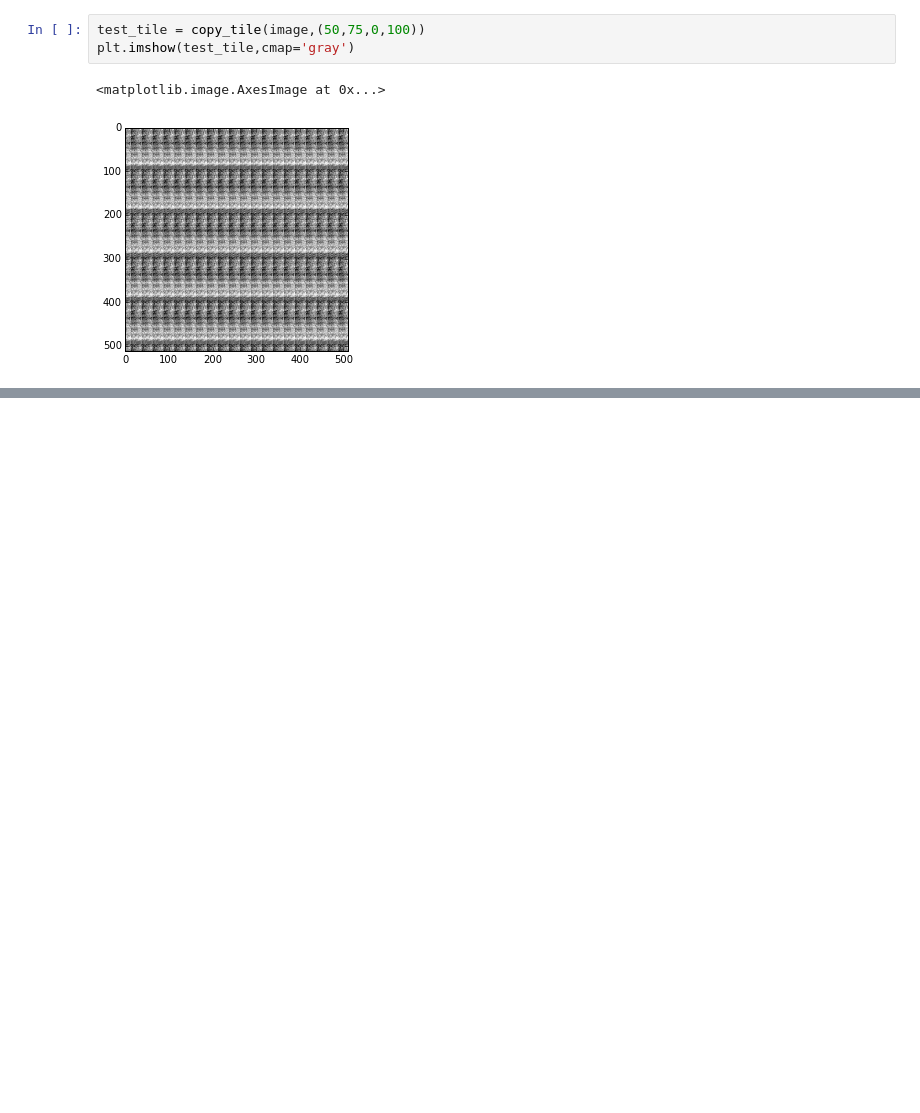
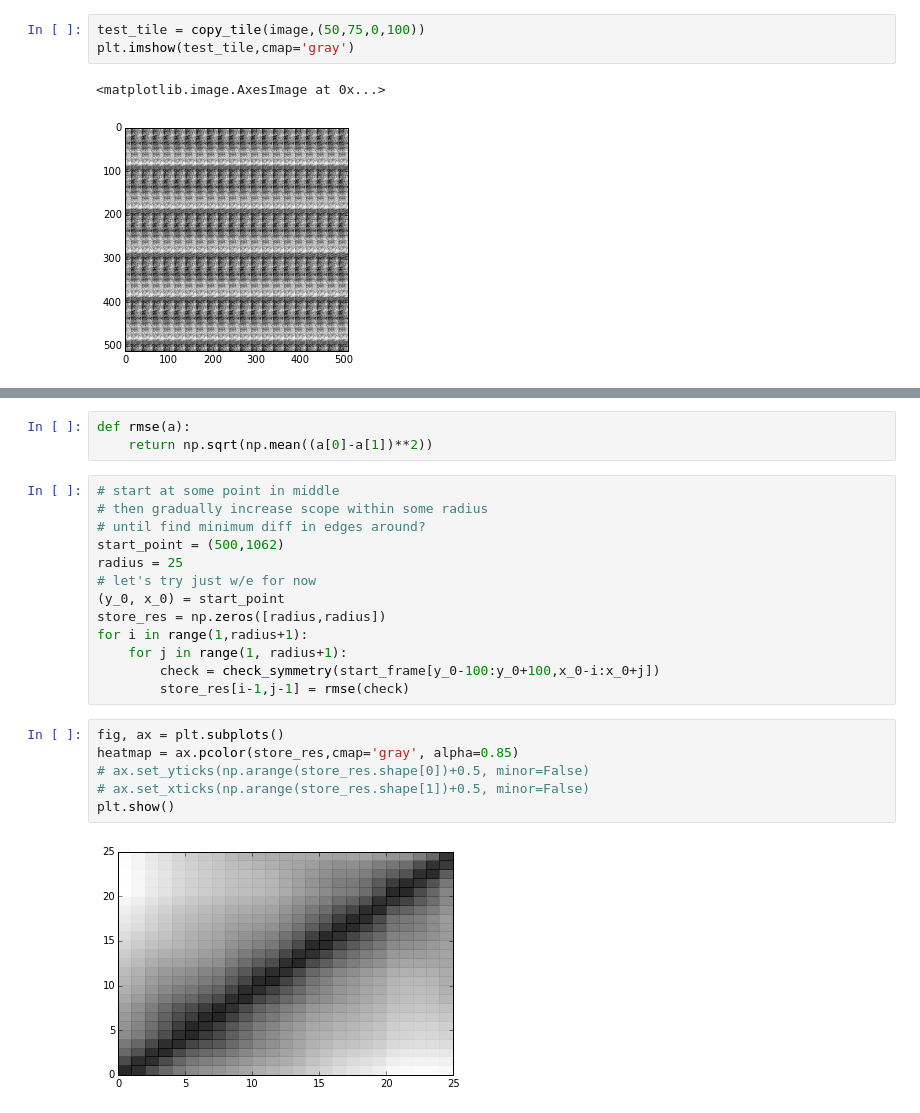
Before and after one commit to pussinboot/tile-extract, a Jupyter notebook: tile_select_test.ipynb, the cells around one changed output, grey strips where cells are left out. Saved outputs shown, nothing was run; the diff lists cells and outputs as text; blank space fills up the shorter version.

```diff
--- a/tile_select_test.ipynb
+++ b/tile_select_test.ipynb
@@ -91,0 +142,24 @@ plt.imshow(test_tile,cmap='gray')
+# %%
+def rmse(a):
+    return np.sqrt(np.mean((a[0]-a[1])**2))
+# %%
+# start at some point in middle
+# then gradually increase scope within some radius
+# until find minimum diff in edges around?
+start_point = (500,1062)
+radius = 25
+# let's try just w/e for now
+(y_0, x_0) = start_point
+store_res = np.zeros([radius,radius])
+for i in range(1,radius+1):
+    for j in range(1, radius+1):
+        check = check_symmetry(start_frame[y_0-100:y_0+100,x_0-i:x_0+j])
+        store_res[i-1,j-1] = rmse(check)
+# %%
+fig, ax = plt.subplots()
+heatmap = ax.pcolor(store_res,cmap='gray', alpha=0.85)
+# ax.set_yticks(np.arange(store_res.shape[0])+0.5, minor=False)
+# ax.set_xticks(np.arange(store_res.shape[1])+0.5, minor=False)
+plt.show()
+# %% [output]
+[figure, added]
```
Also changed, not shown: parts of 12 cells of this notebook, 2 other files.
